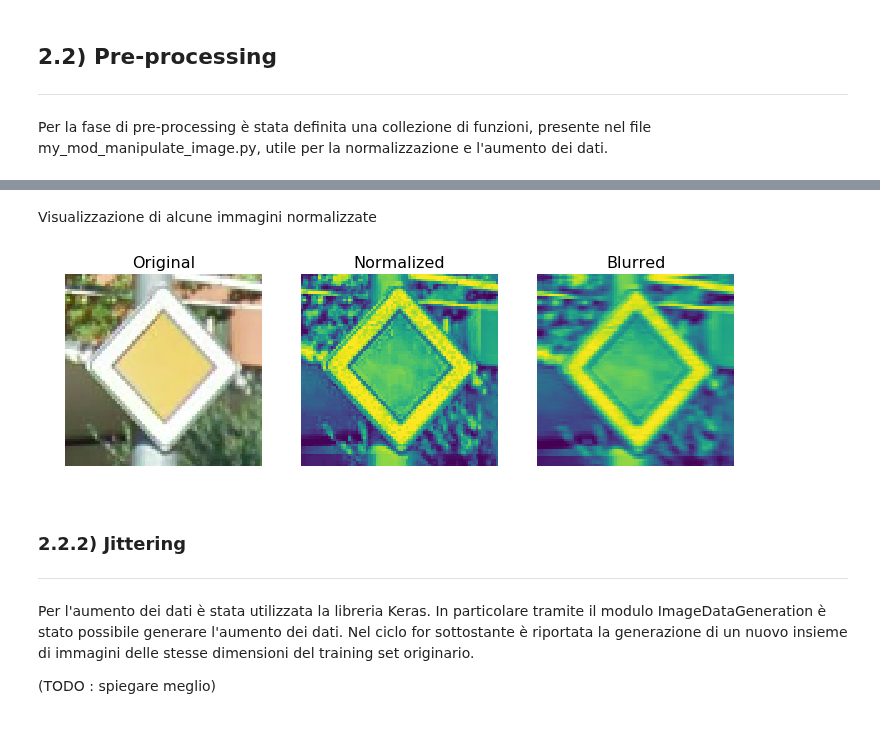
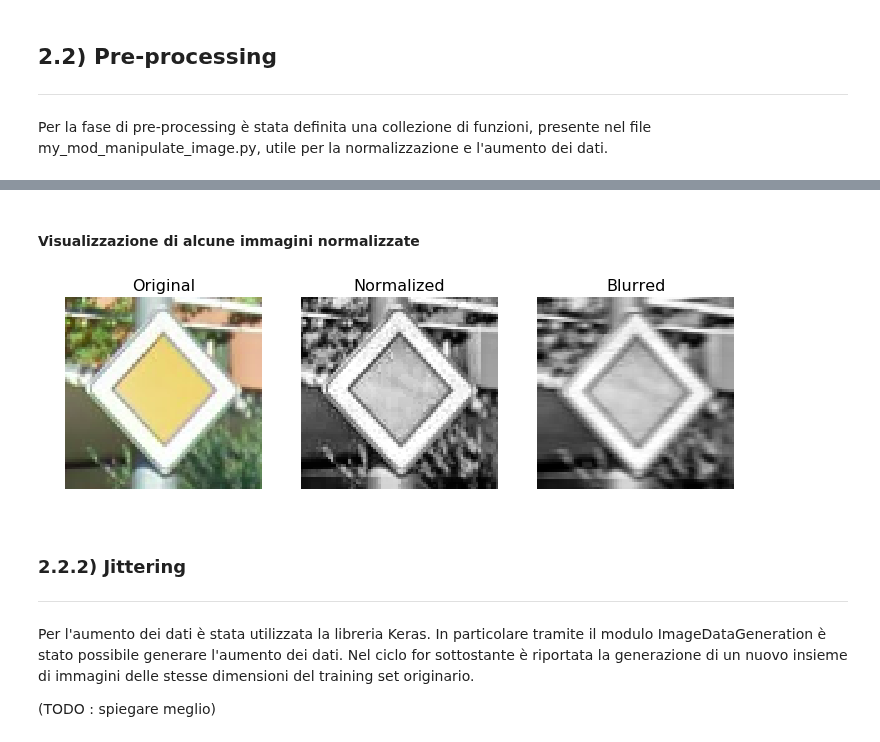
Before and after one commit to cecchilinux/machine_learning, a Jupyter notebook: notebooks/report.ipynb, the cells around one changed output, grey strips where cells are left out. Saved outputs shown, nothing was run; the diff lists cells and outputs as text; code cells hidden in the pictures.

```diff
--- a/notebooks/report.ipynb
+++ b/notebooks/report.ipynb
@@ -111,38 +114,38 @@ for ii in range(int(len(X_train)/1000)):
 # %% [markdown]
-Visualizzazione di alcune immagini normalizzate
+#### Visualizzazione di alcune immagini normalizzate
 # %%
 import matplotlib.pyplot as plt
 import matplotlib.image as mpimg
 import my_mod_manipulate_image as mod
 
 img_path = './Sign_image_resized/img10.png'
 fig = plt.figure(figsize=(12, 4))
 img = mpimg.imread(img_path)
 #immagine originale
 ax1 = fig.add_subplot(131)
 plt.imshow(img)
 ax1.set_title('Original',fontsize=16)
 plt.axis('off')
 
 
 #manipolazione dell'immagine
 img = mpimg.imread(img_path,0)
 img_norm = mod.normalize_img(img)
 img_blur = mod.motion_blur(img_norm[:,:,0])
 
 #immagine normalizzata
 ax2 = fig.add_subplot(132)
-plt.imshow(img_norm[:,:,0])
+plt.imshow(img_norm[:,:,0], cmap='gray')
 ax2.set_title('Normalized',fontsize=16)
 plt.axis('off')
 
 #immagine normalizzata e sfocata
 ax3 = fig.add_subplot(133)
-plt.imshow(img_blur)
+plt.imshow(img_blur, cmap='gray')
 plt.axis('off')
 ax3.set_title('Blurred',fontsize=16)
 
 
 plt.show()
 # %% [output]
-[figure, old version]
+[figure, new version]
```
Also changed, not shown: parts of 22 cells of this notebook, 10 other files.
